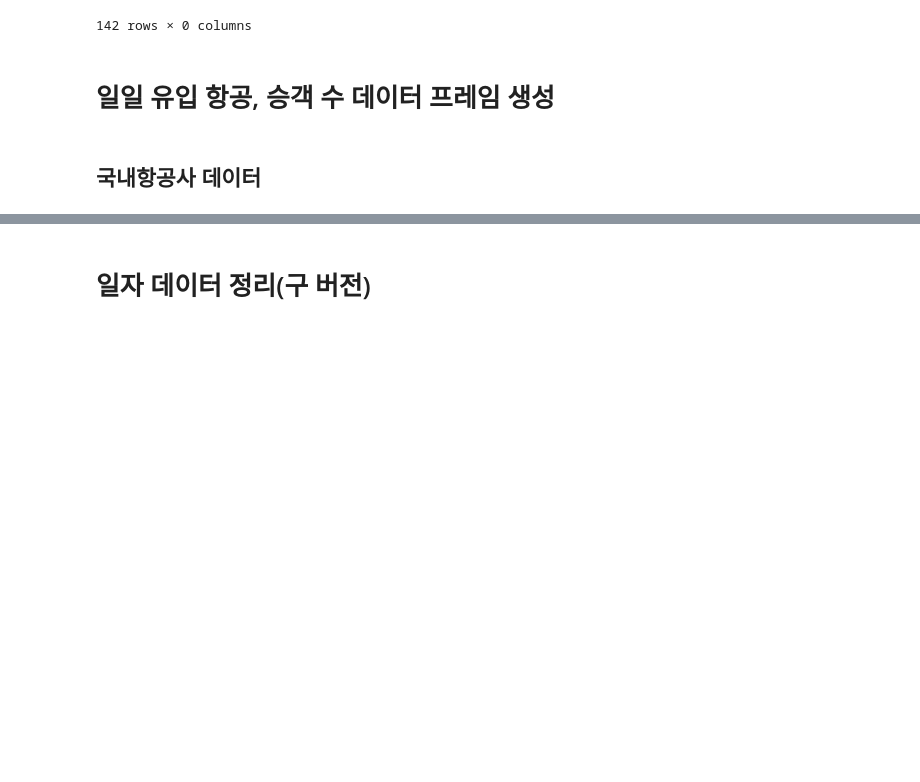
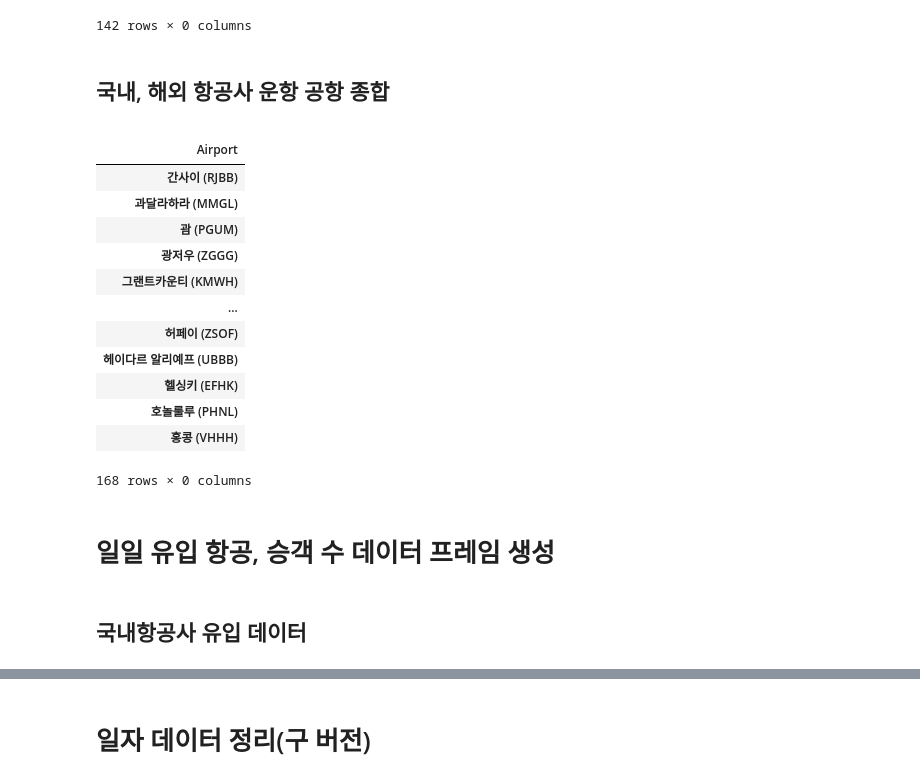
Before and after one commit to hwaneGithub/hwaneGithub.github.io, a Jupyter notebook: 국가별 유입량 데이터.ipynb, the cells around one changed output, grey strips where cells are left out. Cells and saved outputs as stored; diff of their text form; code cells hidden in the pictures; blank space fills up the shorter version.

```diff
--- a/국가별 유입량 데이터.ipynb
+++ b/국가별 유입량 데이터.ipynb
@@ -97,10 +96,34 @@ airport_list
 | 호놀룰루 (PHNL) |
 | 홍콩 (VHHH) |
 142 rows × 0 columns
+# %% [markdown]
+## 국내, 해외 항공사 운항 공항 종합
+# %%
+list_D = pd.read_csv('C:/Users/shine/Desktop/BigData/Class/project/SecondPjt/data/overseas inflow/domestic_airport.csv')
+list_O = pd.read_csv('C:/Users/shine/Desktop/BigData/Class/project/SecondPjt/data/overseas inflow/overseas_airport.csv')
+airport_list = pd.concat([list_D, list_O], axis = 0)
+airport_list = airport_list.groupby(['Airport']).count()
+airport_list.to_csv('C:/Users/shine/Desktop/BigData/Class/project/SecondPjt/data/overseas inflow/Airport_List.csv', encoding = 'utf-8-sig')
+airport_list
+# %% [output]
+|  |
+| Airport |
+| 간사이 (RJBB) |
+| 과달라하라 (MMGL) |
+| 괌 (PGUM) |
+| 광저우 (ZGGG) |
+| 그랜트카운티 (KMWH) |
+| ... |
+| 허페이 (ZSOF) |
+| 헤이다르 알리예프 (UBBB) |
+| 헬싱키 (EFHK) |
+| 호놀룰루 (PHNL) |
+| 홍콩 (VHHH) |
+168 rows × 0 columns
 # %% [markdown]
 # 일일 유입 항공, 승객 수 데이터 프레임 생성
 # %% [markdown]
-## 국내항공사 데이터
+## 국내항공사 유입 데이터
 # %%
 # csv파일들이 있는 위치
 file_dir = r'C:/Users/shine/Desktop/BigData/Class/project/SecondPjt/data/overseas inflow'
```
Also changed, not shown: parts of 7 cells of this notebook.
